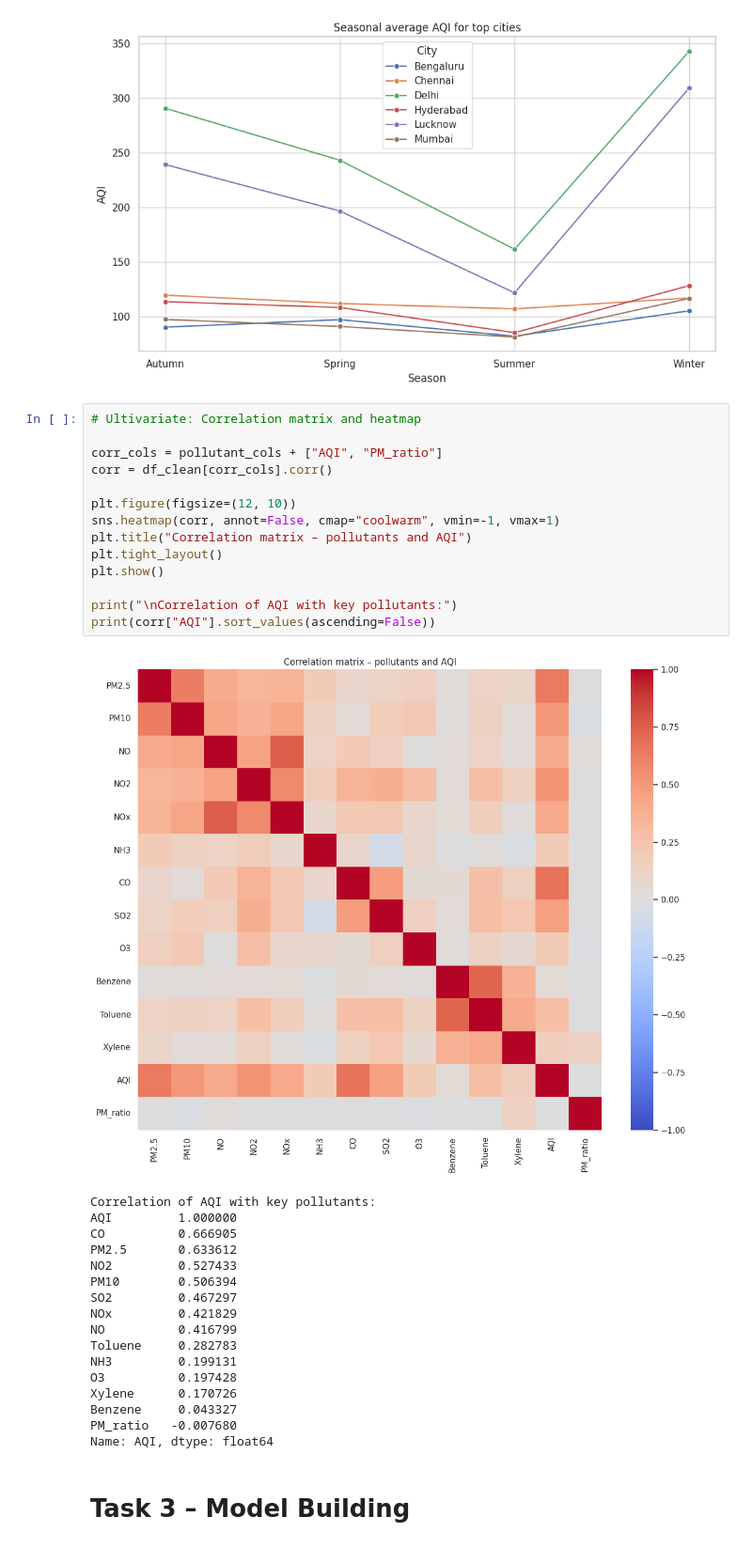
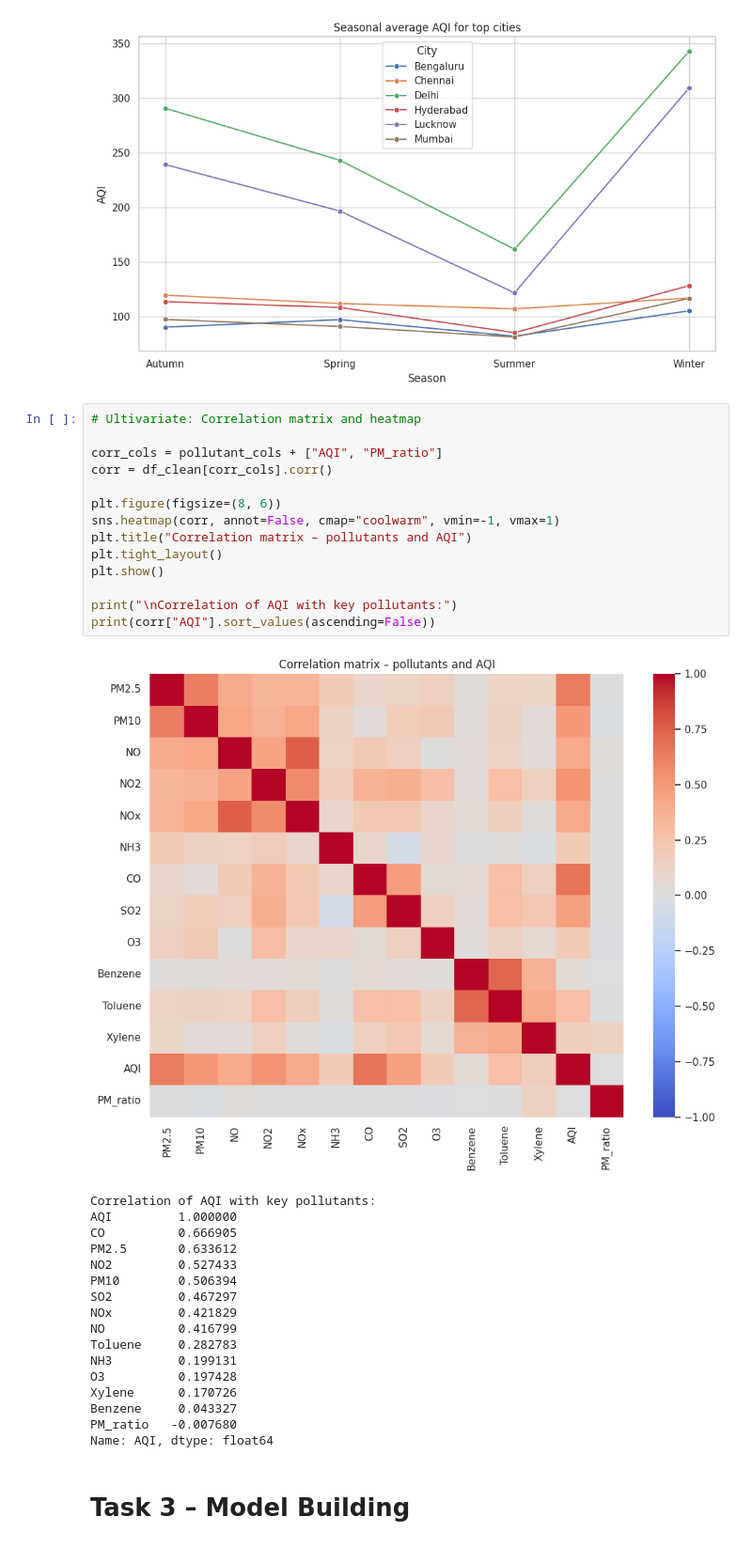
Before and after one commit to erandimalk-glitch/CMP7005_S1_25, a Jupyter notebook: cmp7005_prac1_assignment.ipynb, the cells around one changed output. Shown: that part at 94% size. Cells and saved outputs as stored; diff of their text form.

```diff
--- a/cmp7005_prac1_assignment.ipynb
+++ b/cmp7005_prac1_assignment.ipynb
@@ -444,19 +444,19 @@ plt.show()
 # %%
 # Ultivariate: Correlation matrix and heatmap
 
 corr_cols = pollutant_cols + ["AQI", "PM_ratio"]
 corr = df_clean[corr_cols].corr()
 
-plt.figure(figsize=(12, 10))
+plt.figure(figsize=(8, 6))
 sns.heatmap(corr, annot=False, cmap="coolwarm", vmin=-1, vmax=1)
 plt.title("Correlation matrix – pollutants and AQI")
 plt.tight_layout()
 plt.show()
 
 print("\nCorrelation of AQI with key pollutants:")
 print(corr["AQI"].sort_values(ascending=False))
 # %% [output]
-[figure, old version]
+[figure, new version]
 Correlation of AQI with key pollutants:
 AQI         1.000000
 CO          0.666905
```
Also changed, not shown: parts of 1 cell of this notebook.
